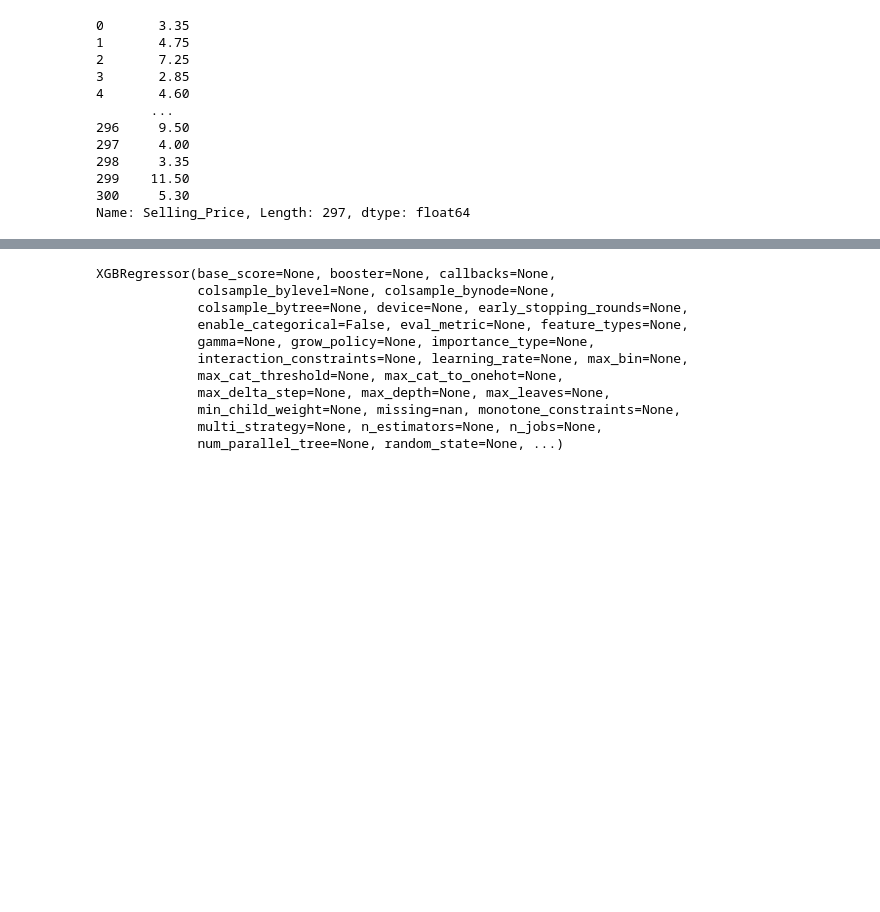
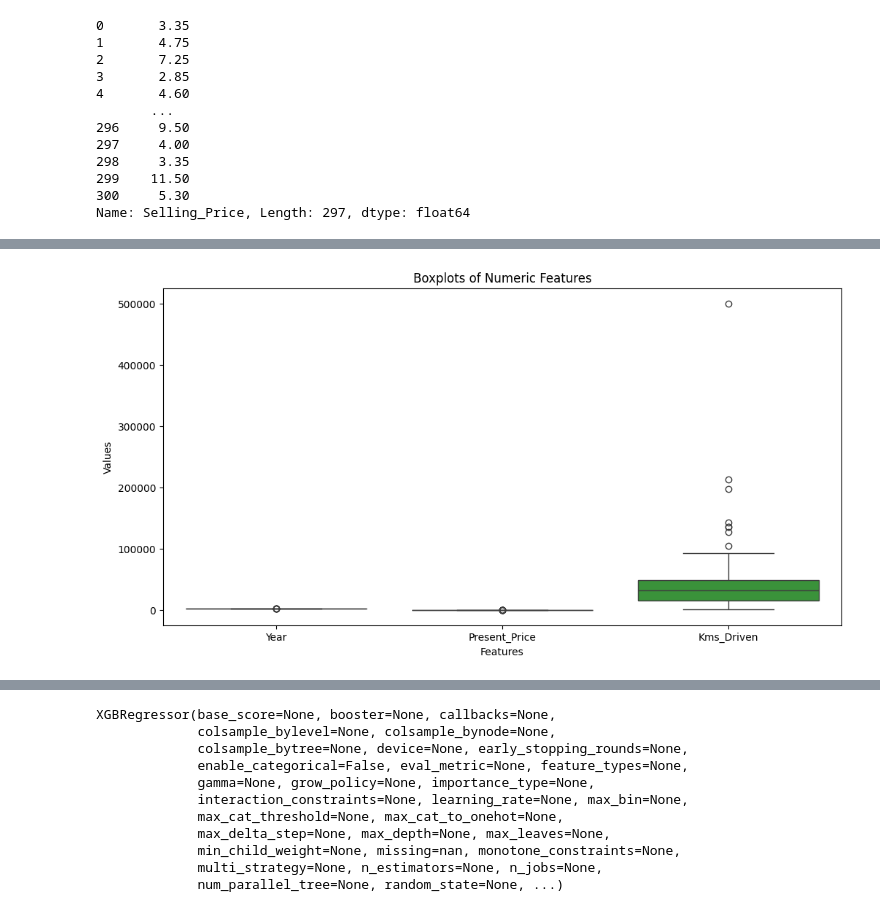
Before and after one commit to RishiAbinandhan/CAR-PRICE-PREDICTION, a Jupyter notebook: CAR_PRICE_PREDICTION.ipynb, the cells around one changed output, grey strips where cells are left out. Cells and saved outputs as stored; diff of their text form; code cells hidden in the pictures; blank space fills up the shorter version.

```diff
--- a/CAR_PRICE_PREDICTION.ipynb
+++ b/CAR_PRICE_PREDICTION.ipynb
@@ -203,0 +256,10 @@ Name: Selling_Price, Length: 297, dtype: float64
+# %%
+#Boxplot
+plt.figure(figsize=(12,6))
+sns.boxplot(data=dataset[['Year','Present_Price','Kms_Driven']])
+plt.xlabel('Features')
+plt.ylabel('Values')
+plt.title('Boxplots of Numeric Features')
+plt.show()
+# %% [output]
+[figure, added]
```
Also changed, not shown: parts of 81 cells of this notebook.
